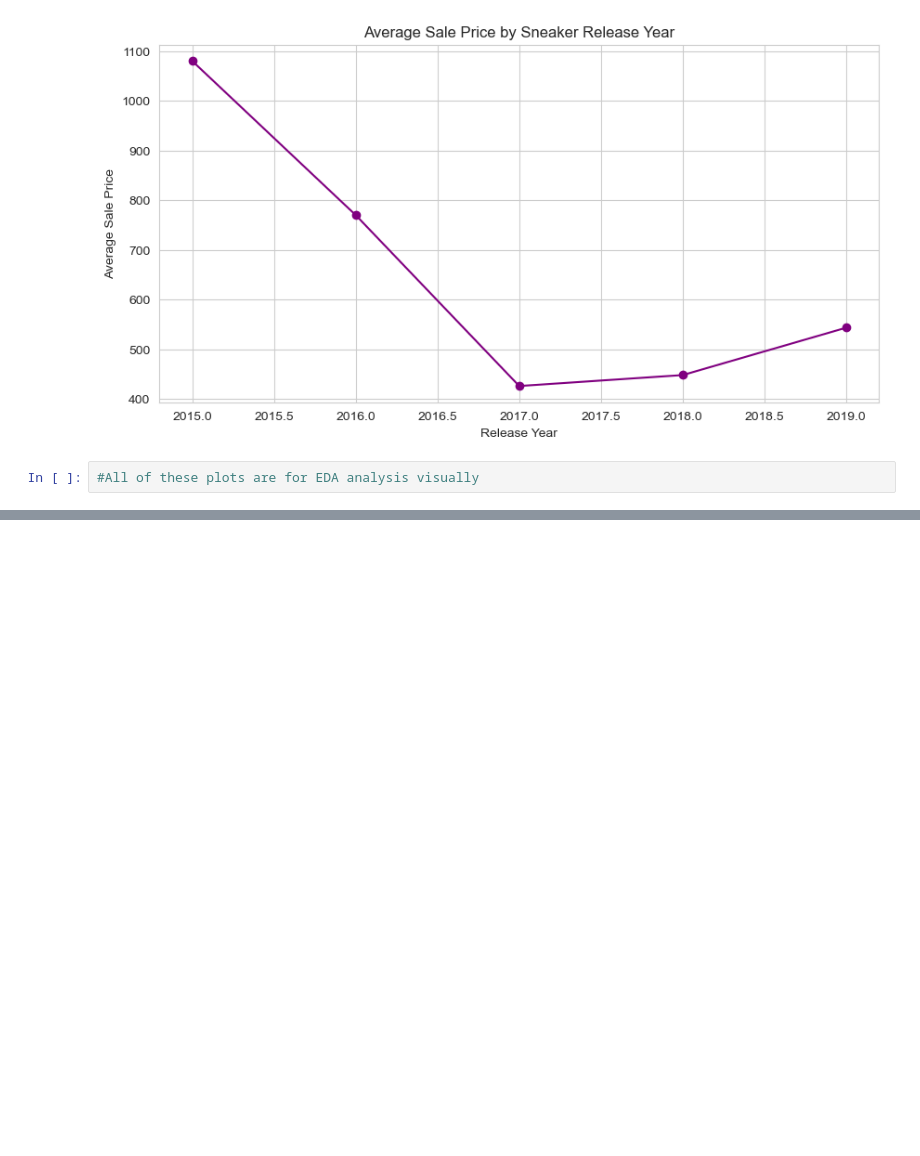
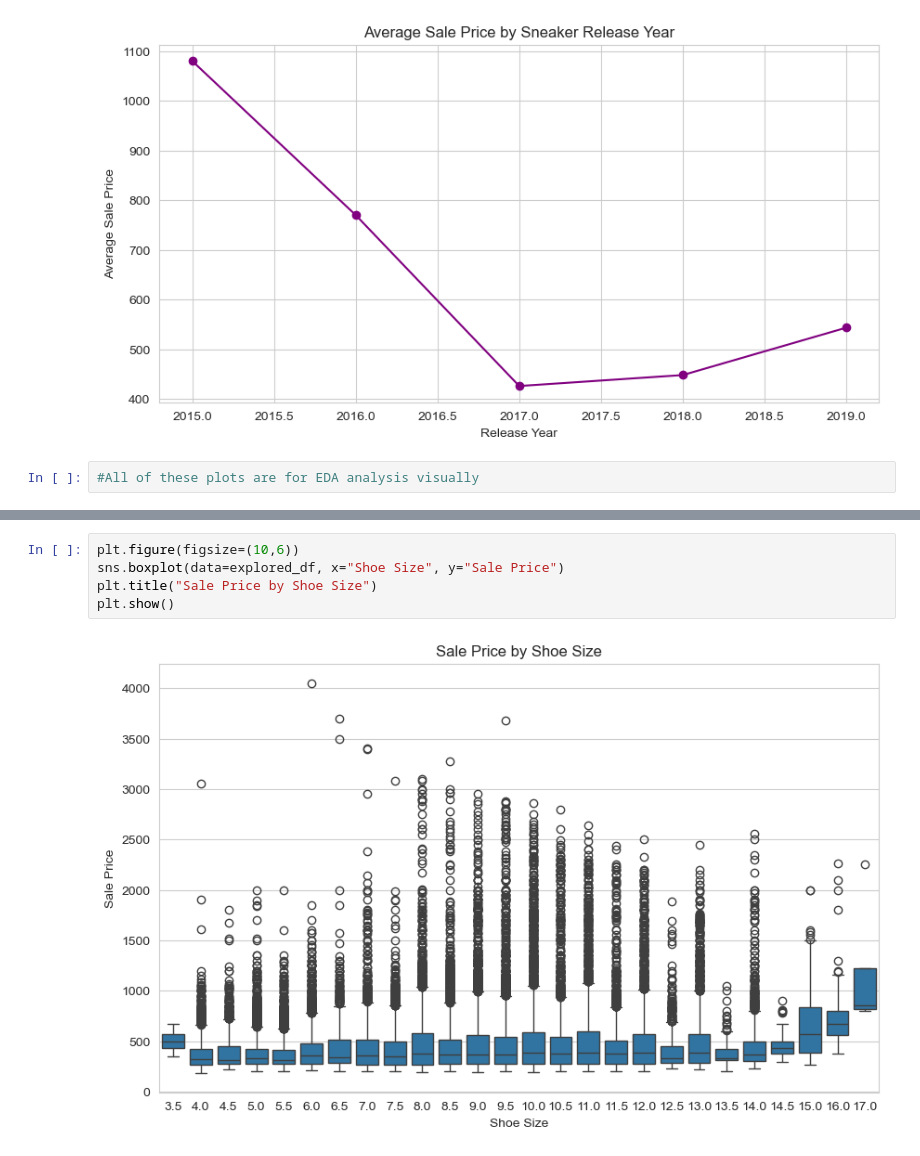
Before and after one commit to AksAad/Sneaker-price-prediction, a Jupyter notebook: notebooks/eda_visuals.ipynb, the cells around one changed output, grey strips where cells are left out. Drawn from its saved outputs; the diff is of its cells as text; blank space fills up the shorter version.

```diff
--- a/notebooks/eda_visuals.ipynb
+++ b/notebooks/eda_visuals.ipynb
@@ -324,0 +351,7 @@ plt.show()
+# %%
+plt.figure(figsize=(10,6))
+sns.boxplot(data=explored_df, x="Shoe Size", y="Sale Price")
+plt.title("Sale Price by Shoe Size")
+plt.show()
+# %% [output]
+[figure, added]
```
Also changed, not shown: parts of 7 cells of this notebook.
